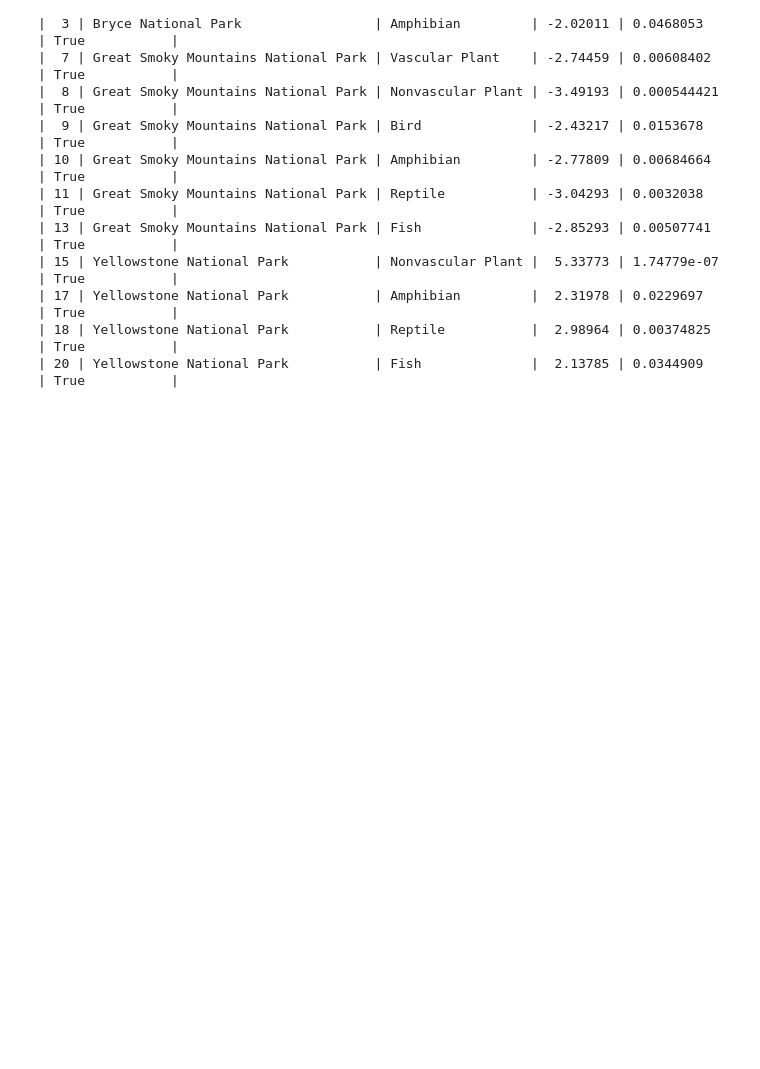
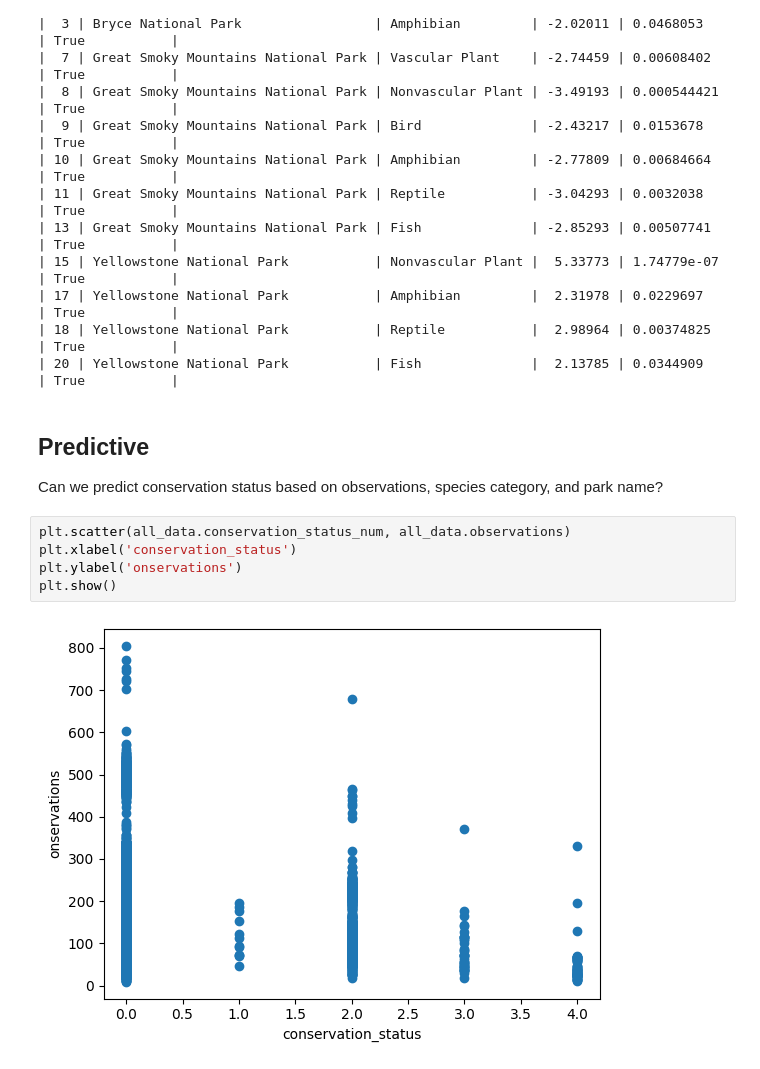
Before and after one commit to zxtheo/Codecademy-biodiversity-project, a Jupyter notebook: biodiversity.ipynb, the cells around one changed output. Cells and saved outputs as stored; diff of their text form; blank space fills up the shorter version.

```diff
--- a/biodiversity.ipynb
+++ b/biodiversity.ipynb
@@ -529,3 +612,14 @@ Can we test if a specific park has a significantly higher observation number of
 | 17 | Yellowstone National Park           | Amphibian         |  2.31978 | 0.0229697   | True           |
 | 18 | Yellowstone National Park           | Reptile           |  2.98964 | 0.00374825  | True           |
 | 20 | Yellowstone National Park           | Fish              |  2.13785 | 0.0344909   | True           |
+# %% [markdown]
+## Predictive
+
+Can we predict conservation status based on observations, species category, and park name?
+# %%
+plt.scatter(all_data.conservation_status_num, all_data.observations)
+plt.xlabel('conservation_status')
+plt.ylabel('onservations')
+plt.show()
+# %% [output]
+[figure, added]
```
Also changed, not shown: parts of 18 cells of this notebook, 9 other files.
